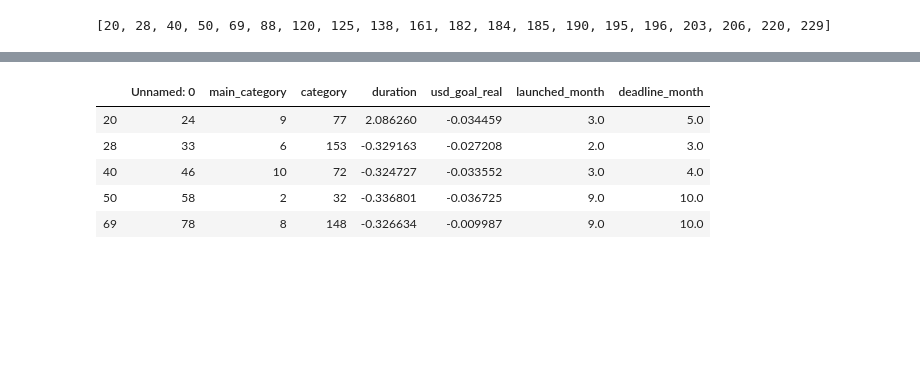
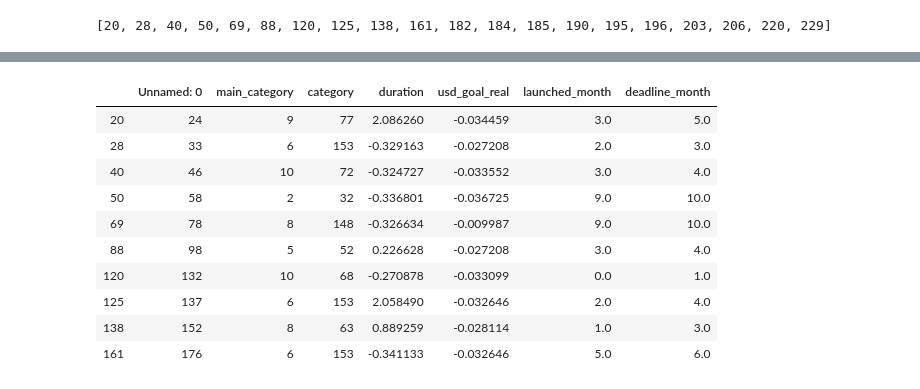
Before and after one commit to michaelmdresser/csci5622project, a Jupyter notebook: Error Analysis.ipynb, the cells around one changed output, grey strips where cells are left out. Cells and saved outputs as stored; diff of their text form; code cells hidden in the pictures; blank space fills up the shorter version.

```diff
--- a/Error Analysis.ipynb
+++ b/Error Analysis.ipynb
@@ -134,9 +148,14 @@ print(wrong[:20])
 # %%
-df.iloc[wrong].head()
+df.iloc[wrong].head(10)
 # %% [output]
 |  | Unnamed: 0 | main_category | category | duration | usd_goal_real | launched_month | deadline_month |
 | 20 | 24 | 9 | 77 | 2.086260 | -0.034459 | 3.0 | 5.0 |
 | 28 | 33 | 6 | 153 | -0.329163 | -0.027208 | 2.0 | 3.0 |
 | 40 | 46 | 10 | 72 | -0.324727 | -0.033552 | 3.0 | 4.0 |
 | 50 | 58 | 2 | 32 | -0.336801 | -0.036725 | 9.0 | 10.0 |
 | 69 | 78 | 8 | 148 | -0.326634 | -0.009987 | 9.0 | 10.0 |
+| 88 | 98 | 5 | 52 | 0.226628 | -0.027208 | 3.0 | 4.0 |
+| 120 | 132 | 10 | 68 | -0.270878 | -0.033099 | 0.0 | 1.0 |
+| 125 | 137 | 6 | 153 | 2.058490 | -0.032646 | 2.0 | 4.0 |
+| 138 | 152 | 8 | 63 | 0.889259 | -0.028114 | 1.0 | 3.0 |
+| 161 | 176 | 6 | 153 | -0.341133 | -0.032646 | 5.0 | 6.0 |
```
Also changed, not shown: parts of 2 cells of this notebook.
